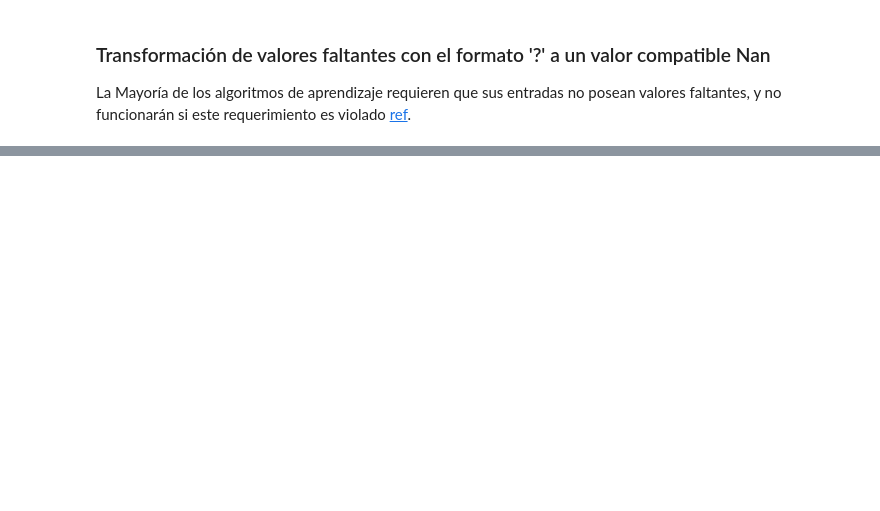
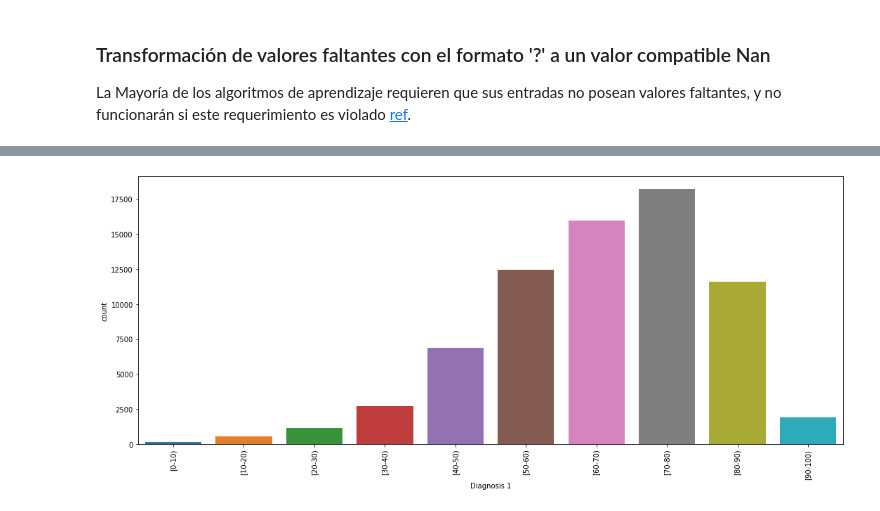
Before and after one commit to danieluseche/ML_multiclasifiers, a Jupyter notebook: Bagging_&_Boosting_for_Diabetic_Data.ipynb, the cells around one changed output, grey strips where cells are left out. Cells and saved outputs as stored; diff of their text form; code cells hidden in the pictures; blank space fills up the shorter version.

Commit message:
Agregada el preprocesamiento de la data

```diff
--- a/Bagging_&_Boosting_for_Diabetic_Data.ipynb
+++ b/Bagging_&_Boosting_for_Diabetic_Data.ipynb
@@ -35,5 +49,5 @@ Como todo conjunto de datos, el data set utilizado tiene atributos que poseen el
 # %%
-diabeticDataSet = diabeticDataSet.drop(columns = ['weight', 'payer_code', 'medical_specialty'])
+diabeticDataSet = diabeticDataSet.drop(columns = ['weight', 'payer_code', 'medical_specialty', 'citoglipton', 'examide'])
 # %% [markdown]
 ### Estableciendo un registro único por paciente:
 Tambien hay que tomar en cuenta que puede existir mas de un registro para el mismo paciente, por lo que se tomará el atributo **patient_nbr** para filtrar los encuentros y así no existan pacientes duplicados:
@@ -48,3 +81,9 @@ diabeticDataSet.T
 La Mayoría de los algoritmos de aprendizaje requieren que sus entradas no posean valores faltantes, y no funcionarán si este requerimiento es violado [ref](https://scikit-learn.org/stable/modules/impute.html#impute).
 # %%
 diabeticDataSet = diabeticDataSet.replace('?', np.nan)
+# %%
+for col in diabeticDataSet.columns:
+    imp = SimpleImputer(missing_values=np.nan, strategy='most_frequent')
+    imp.fit(diabeticDataSet[[col]])
+    diabeticDataSet[col] = imp.fit_transform(diabeticDataSet[[col]])
+diabeticDataSet
@@ -52,0 +169,9 @@ diabeticDataSet.gender.value_counts()
+# %%
+f, ax = plt.subplots(figsize = (18,7))
+sns.countplot(diabeticDataSet['age'])
+plt.xticks(rotation = 90)
+#plt.legend(title = 'Diagnosis', loc = 'upper right', labels = ['A','B'])
+plt.xlabel('Diagnosis 1')
+plt.show()
+# %% [output]
+[figure, added]
```
Also changed, not shown: parts of 13 cells of this notebook, 2 other files.
